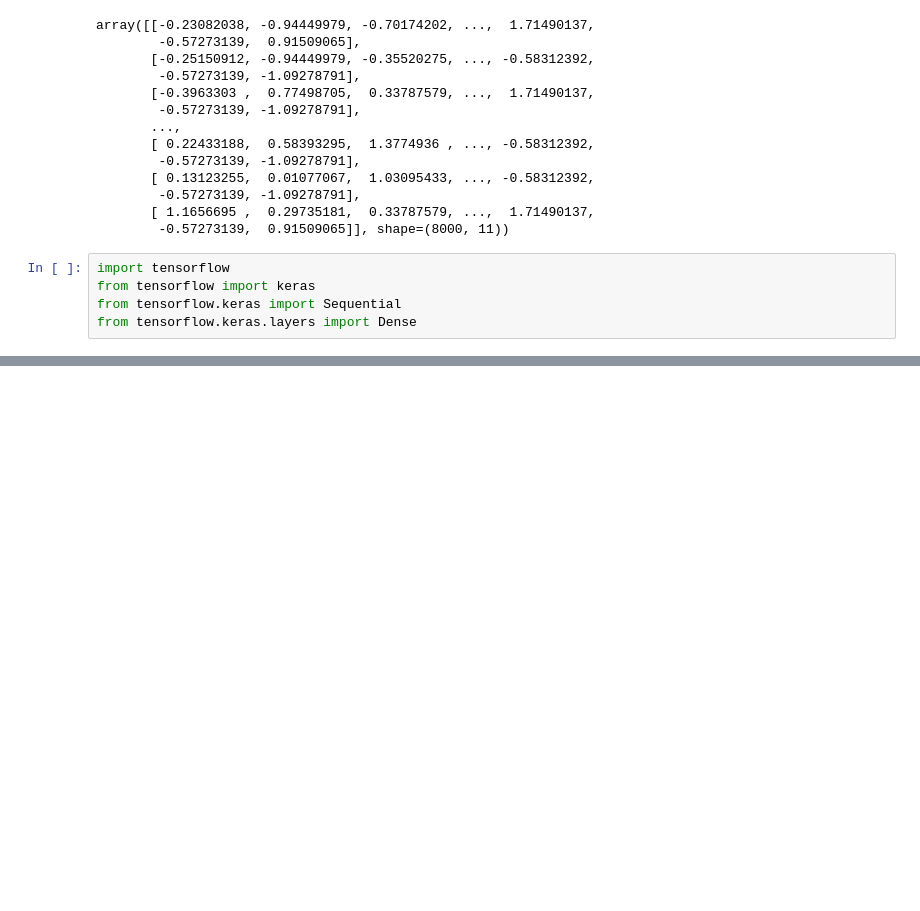
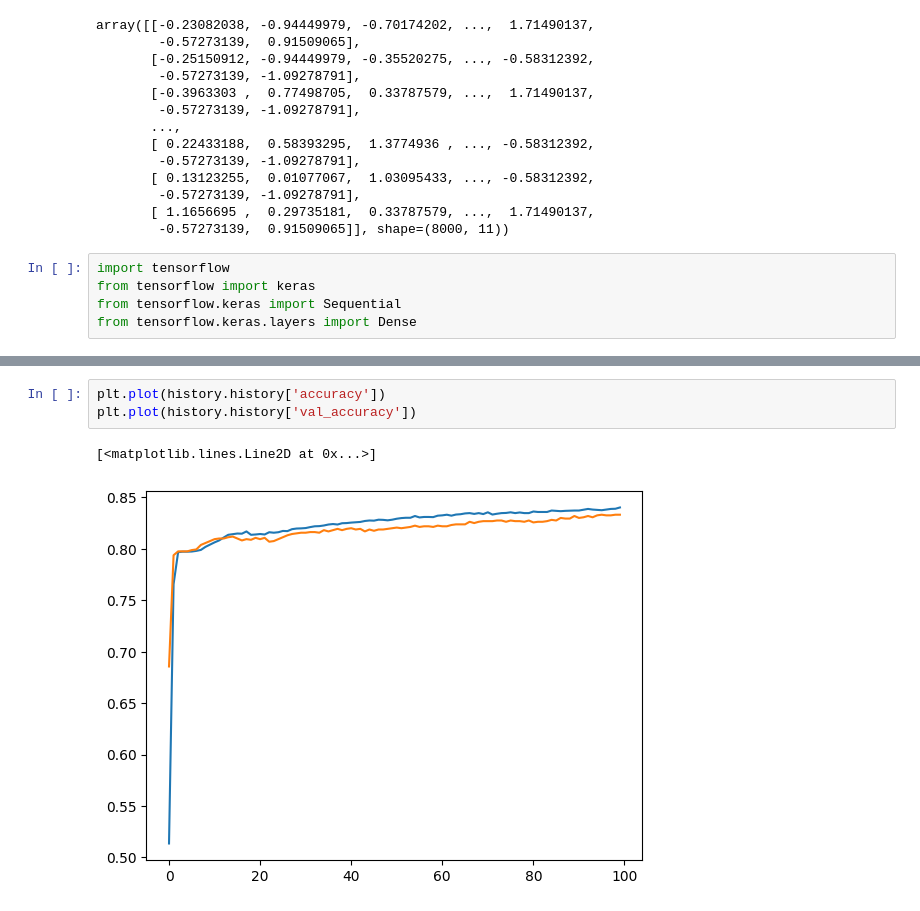
Before and after one commit to AbdulWasayTabba/ML-Journey, a Jupyter notebook: DeepLearning/CustomerChurnPrecition-BackPropogation-Implementation.ipynb, the cells around one changed output, grey strips where cells are left out. Cells and saved outputs as stored; diff of their text form; blank space fills up the shorter version.

```diff
--- a/DeepLearning/CustomerChurnPrecition-BackPropogation-Implementation.ipynb
+++ b/DeepLearning/CustomerChurnPrecition-BackPropogation-Implementation.ipynb
@@ -165,0 +289,6 @@ from tensorflow.keras.layers import Dense
+# %%
+plt.plot(history.history['accuracy'])
+plt.plot(history.history['val_accuracy'])
+# %% [output]
+[<matplotlib.lines.Line2D at 0x...>]
+[figure, added]
```
Also changed, not shown: parts of 16 cells of this notebook, 3 other files.
